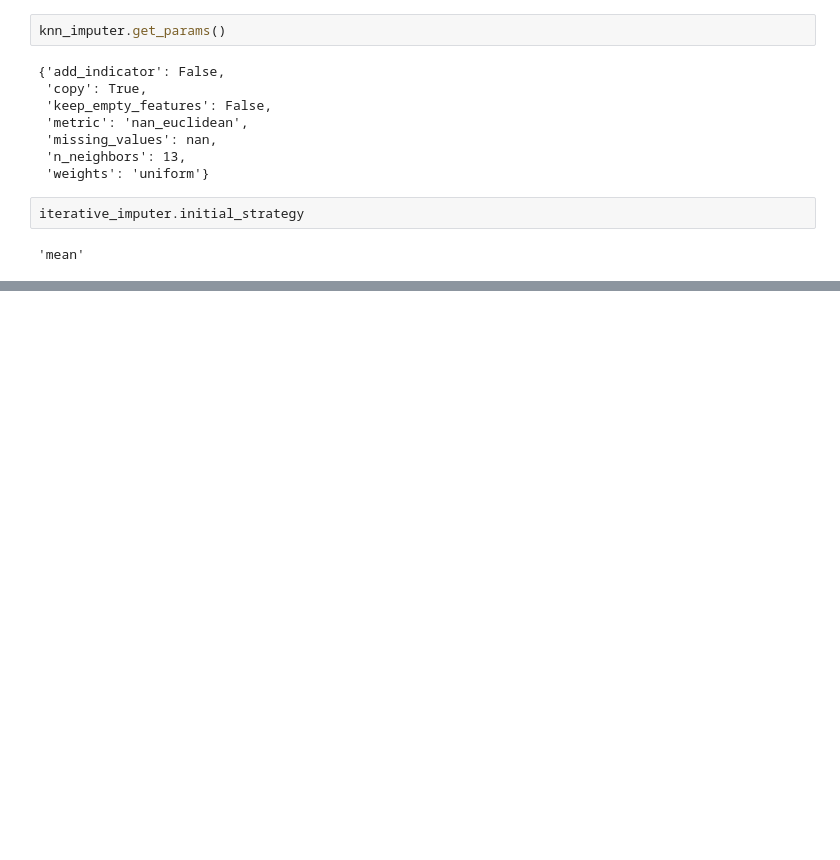
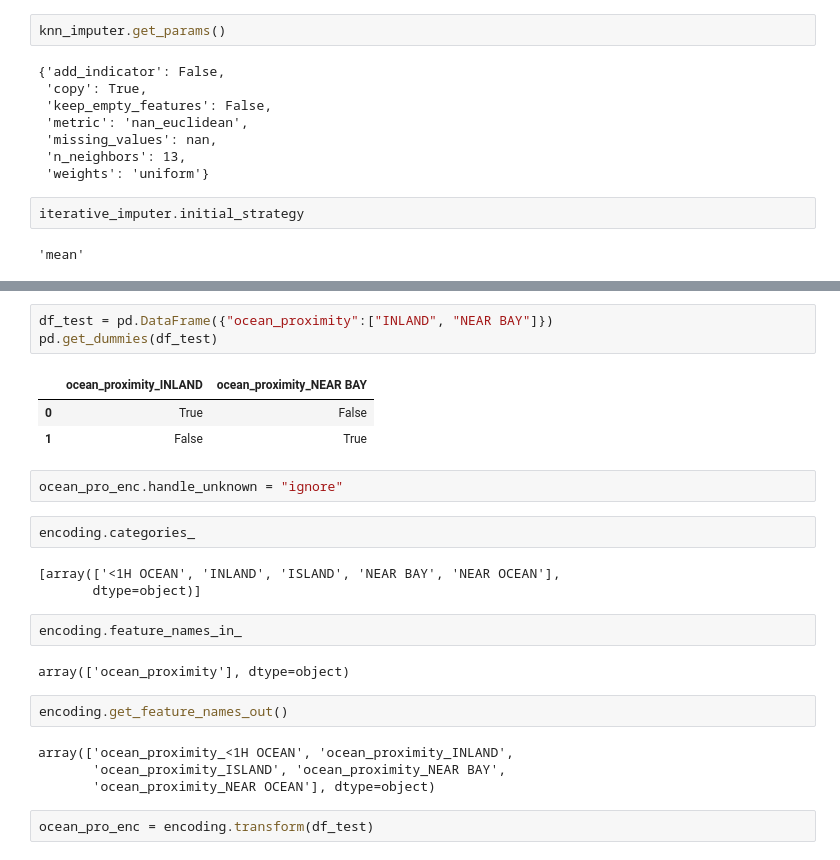
Before and after one commit to WeenAIthDev/Hands-on-ML-book-applications, a Jupyter notebook: End-to-END-ML-PROJ.ipynb, the cells around one changed output, grey strips where cells are left out. Saved outputs shown, nothing was run; the diff lists cells and outputs as text; blank space fills up the shorter version.

Commit message:
Transform non-numeric to numeric values

```diff
--- a/End-to-END-ML-PROJ.ipynb
+++ b/End-to-END-ML-PROJ.ipynb
@@ -565,0 +586,26 @@ iterative_imputer.initial_strategy
+# %%
+df_test = pd.DataFrame({"ocean_proximity":["INLAND", "NEAR BAY"]})
+pd.get_dummies(df_test)
+# %% [output]
+|  | ocean_proximity_INLAND | ocean_proximity_NEAR BAY |
+| 0 | True | False |
+| 1 | False | True |
+# %%
+ocean_pro_enc.handle_unknown = "ignore"
+# %%
+encoding.categories_
+# %% [output]
+[array(['<1H OCEAN', 'INLAND', 'ISLAND', 'NEAR BAY', 'NEAR OCEAN'],
+       dtype=object)]
+# %%
+encoding.feature_names_in_
+# %% [output]
+array(['ocean_proximity'], dtype=object)
+# %%
+encoding.get_feature_names_out()
+# %% [output]
+array(['ocean_proximity_<1H OCEAN', 'ocean_proximity_INLAND',
+       'ocean_proximity_ISLAND', 'ocean_proximity_NEAR BAY',
+       'ocean_proximity_NEAR OCEAN'], dtype=object)
+# %%
+ocean_pro_enc = encoding.transform(df_test)
```
Also changed, not shown: parts of 8 cells of this notebook.
